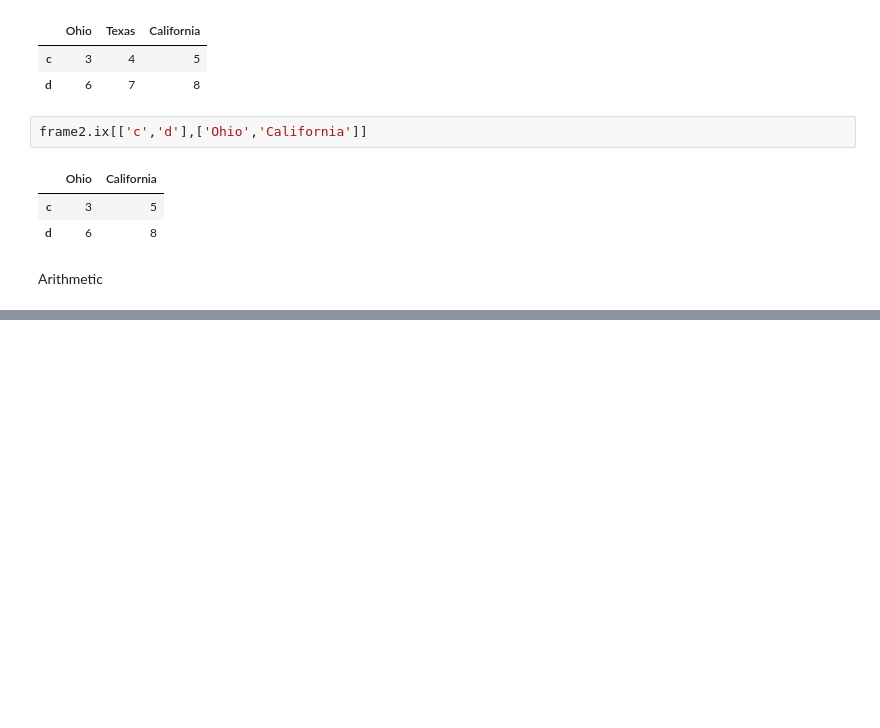
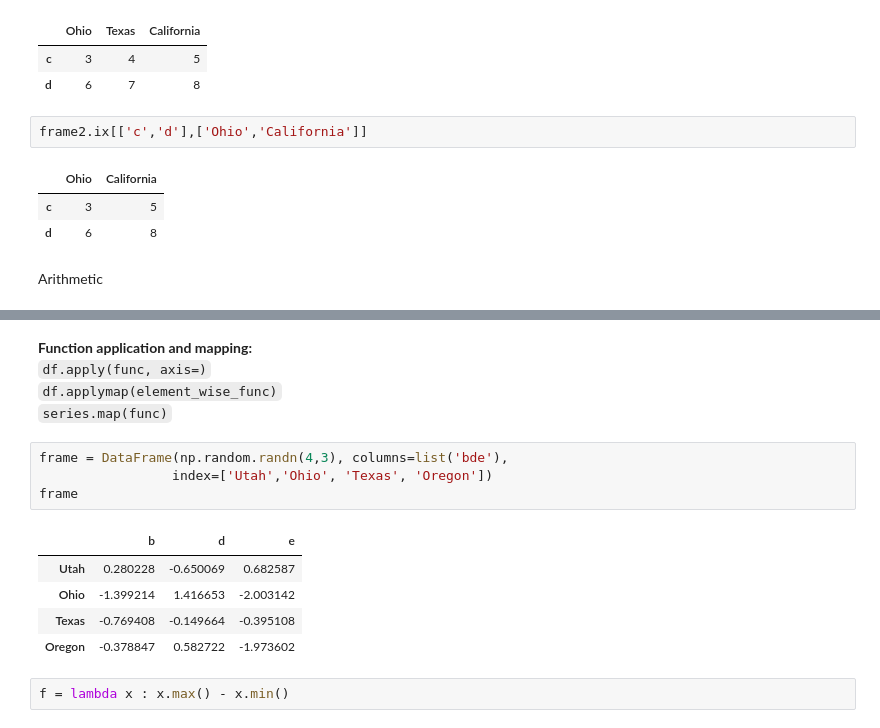
Before and after one commit to Yue-Duan/Python-for-Data-Analysis, a Jupyter notebook: Data-Analysis-Chapter-5.ipynb, the cells around one changed output, grey strips where cells are left out. Drawn from its saved outputs; the diff is of its cells as text; blank space fills up the shorter version.

```diff
--- a/Data-Analysis-Chapter-5.ipynb
+++ b/Data-Analysis-Chapter-5.ipynb
@@ -293,0 +363,17 @@ Arithmetic
+# %% [markdown]
+**Function application and mapping:**
+`df.apply(func, axis=)`
+`df.applymap(element_wise_func)`
+`series.map(func)`
+# %%
+frame = DataFrame(np.random.randn(4,3), columns=list('bde'),
+                 index=['Utah','Ohio', 'Texas', 'Oregon'])
+frame
+# %% [output]
+|  | b | d | e |
+| Utah | 0.280228 | -0.650069 | 0.682587 |
+| Ohio | -1.399214 | 1.416653 | -2.003142 |
+| Texas | -0.769408 | -0.149664 | -0.395108 |
+| Oregon | -0.378847 | 0.582722 | -1.973602 |
+# %%
+f = lambda x : x.max() - x.min()
```
Also changed, not shown: parts of 24 cells of this notebook.
